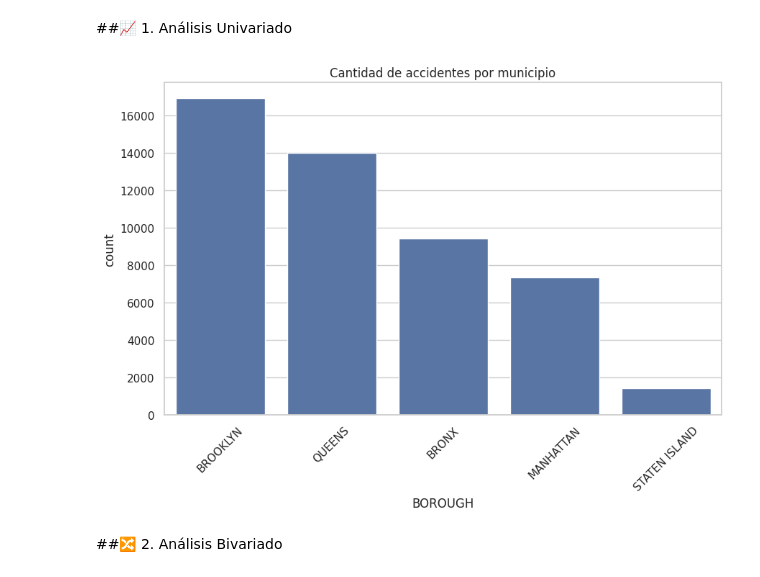
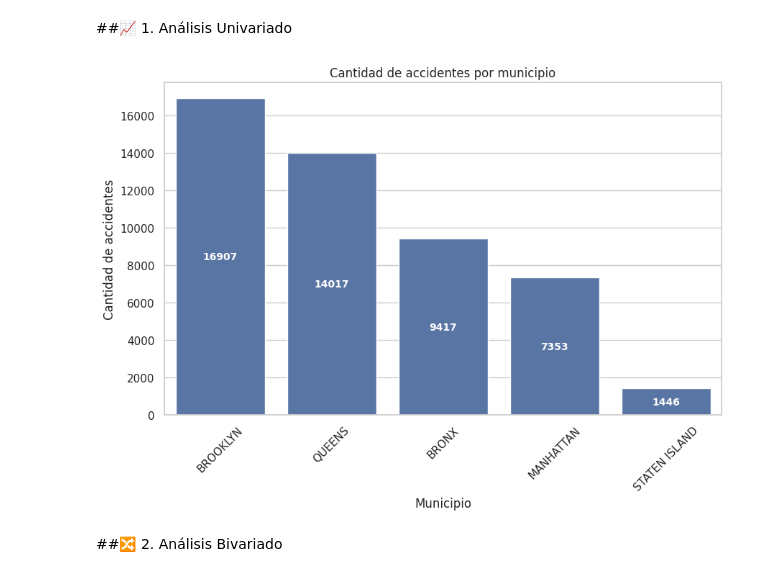
Before and after one commit to jsalafica/Data-Science-I, a Jupyter notebook: ProyectoDS_ParteI_Salafica.ipynb, the cells around one changed output. Saved outputs shown, nothing was run; the diff lists cells and outputs as text; code cells hidden in the pictures.

```diff
--- a/ProyectoDS_ParteI_Salafica.ipynb
+++ b/ProyectoDS_ParteI_Salafica.ipynb
@@ -79,15 +79,37 @@ max                     4.000000  4.343622e+06
 # %%
 sns.set(style="whitegrid")
 plt.rcParams['figure.figsize'] = (10, 6)
 
 # Cantidad de accidentes por municipio
 plt.figure(figsize=(10,6))
-sns.countplot(x='BOROUGH', data=df, order=df['BOROUGH'].value_counts().index)
+ax = sns.countplot(x='BOROUGH', data=df, order=df['BOROUGH'].value_counts().index)
 plt.title("Cantidad de accidentes por municipio")
+plt.xlabel("Municipio")
+plt.ylabel("Cantidad de accidentes")
+
+# Mostrar los valores sobre cada barra
+#for p in ax.patches:
+#    height = p.get_height()
+#    ax.text(p.get_x() + p.get_width()/2., height + 50, int(height), ha="center")
+
+# Mostrar los valores centrados en las barras
+for p in ax.patches:
+    height = p.get_height()
+    ax.text(
+        x=p.get_x() + p.get_width() / 2,
+        y=height / 2,
+        s=int(height),
+        ha='center',
+        va='center',
+        color='white',  # o negro si el fondo es claro
+        fontsize=10,
+        fontweight='bold'
+    )
+
 plt.xticks(rotation=45)
 plt.show()
 # %% [output]
-[figure, old version]
+[figure, new version]
 # %% [markdown]
 ##🔀 2. Análisis Bivariado
 # %%
```
